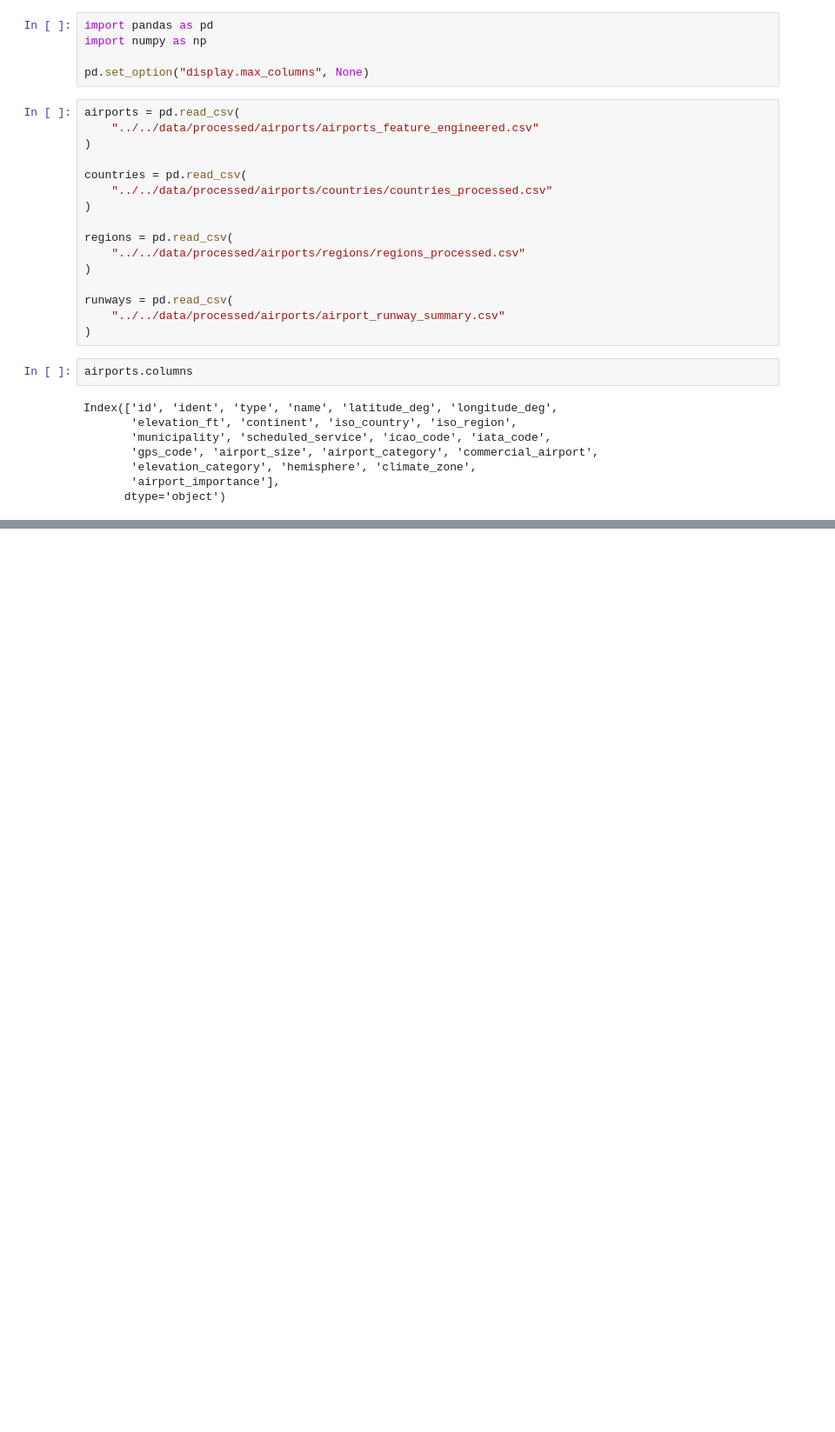
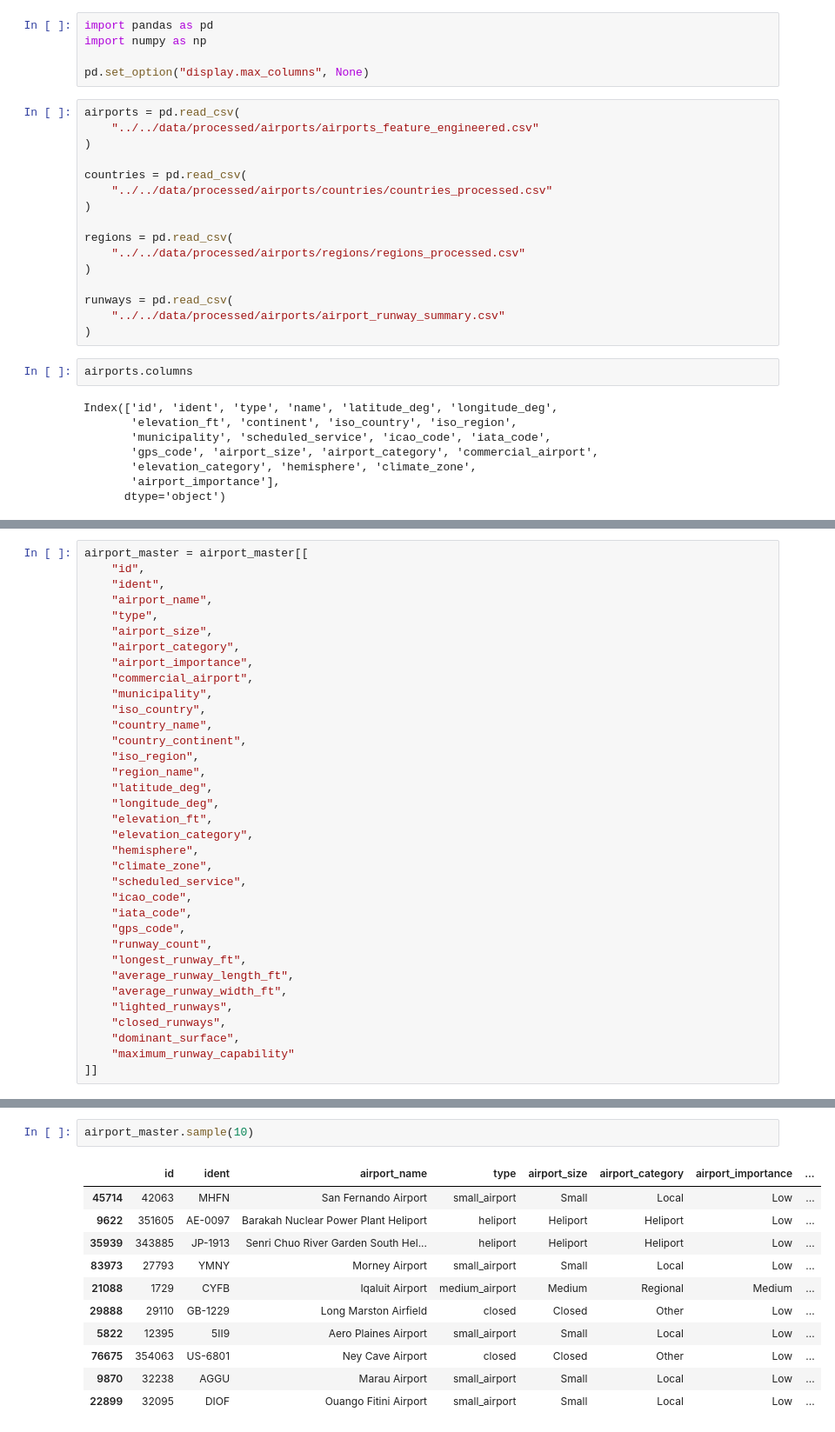
Before and after one commit to darshan-vgithub/Intelligent-Flight-Operations-Analytics-and-Decision-Support-Dashboard, a Jupyter notebook: notebooks/airports/10_Airport_Module_Integration.ipynb, the cells around one changed output, grey strips where cells are left out. Shown at 87% size. Cells and saved outputs as stored; diff of their text form; blank space fills up the shorter version.

```diff
--- a/notebooks/airports/10_Airport_Module_Integration.ipynb
+++ b/notebooks/airports/10_Airport_Module_Integration.ipynb
@@ -31,0 +157,35 @@ Index(['id', 'ident', 'type', 'name', 'latitude_deg', 'longitude_deg',
+# %%
+airport_master = airport_master[[
+    "id",
+    "ident",
+    "airport_name",
+    "type",
+    "airport_size",
+    "airport_category",
+    "airport_importance",
+    "commercial_airport",
+    "municipality",
+    "iso_country",
+    "country_name",
+    "country_continent",
+    "iso_region",
+    "region_name",
+    "latitude_deg",
+    "longitude_deg",
+    "elevation_ft",
+    "elevation_category",
+    "hemisphere",
+    "climate_zone",
+    "scheduled_service",
+    "icao_code",
+    "iata_code",
+    "gps_code",
+    "runway_count",
+    "longest_runway_ft",
+    "average_runway_length_ft",
+    "average_runway_width_ft",
+    "lighted_runways",
+    "closed_runways",
+    "dominant_surface",
+    "maximum_runway_capability"
+]]
@@ -31,0 +277,14 @@ Index(['id', 'ident', 'type', 'name', 'latitude_deg', 'longitude_deg',
+# %%
+airport_master.sample(10)
+# %% [output]
+|  | id | ident | airport_name | type | airport_size | airport_category | airport_importance | ... |
+| 45714 | 42063 | MHFN | San Fernando Airport | small_airport | Small | Local | Low | ... |
+| 9622 | 351605 | AE-0097 | Barakah Nuclear Power Plant Heliport | heliport | Heliport | Heliport | Low | ... |
+| 35939 | 343885 | JP-1913 | Senri Chuo River Garden South Hel... | heliport | Heliport | Heliport | Low | ... |
+| 83973 | 27793 | YMNY | Morney Airport | small_airport | Small | Local | Low | ... |
+| 21088 | 1729 | CYFB | Iqaluit Airport | medium_airport | Medium | Regional | Medium | ... |
+| 29888 | 29110 | GB-1229 | Long Marston Airfield | closed | Closed | Other | Low | ... |
+| 5822 | 12395 | 5II9 | Aero Plaines Airport | small_airport | Small | Local | Low | ... |
+| 76675 | 354063 | US-6801 | Ney Cave Airport | closed | Closed | Other | Low | ... |
+| 9870 | 32238 | AGGU | Marau Airport | small_airport | Small | Local | Low | ... |
+| 22899 | 32095 | DIOF | Ouango Fitini Airport | small_airport | Small | Local | Low | ... |
```
Also changed, not shown: parts of 24 cells of this notebook.
